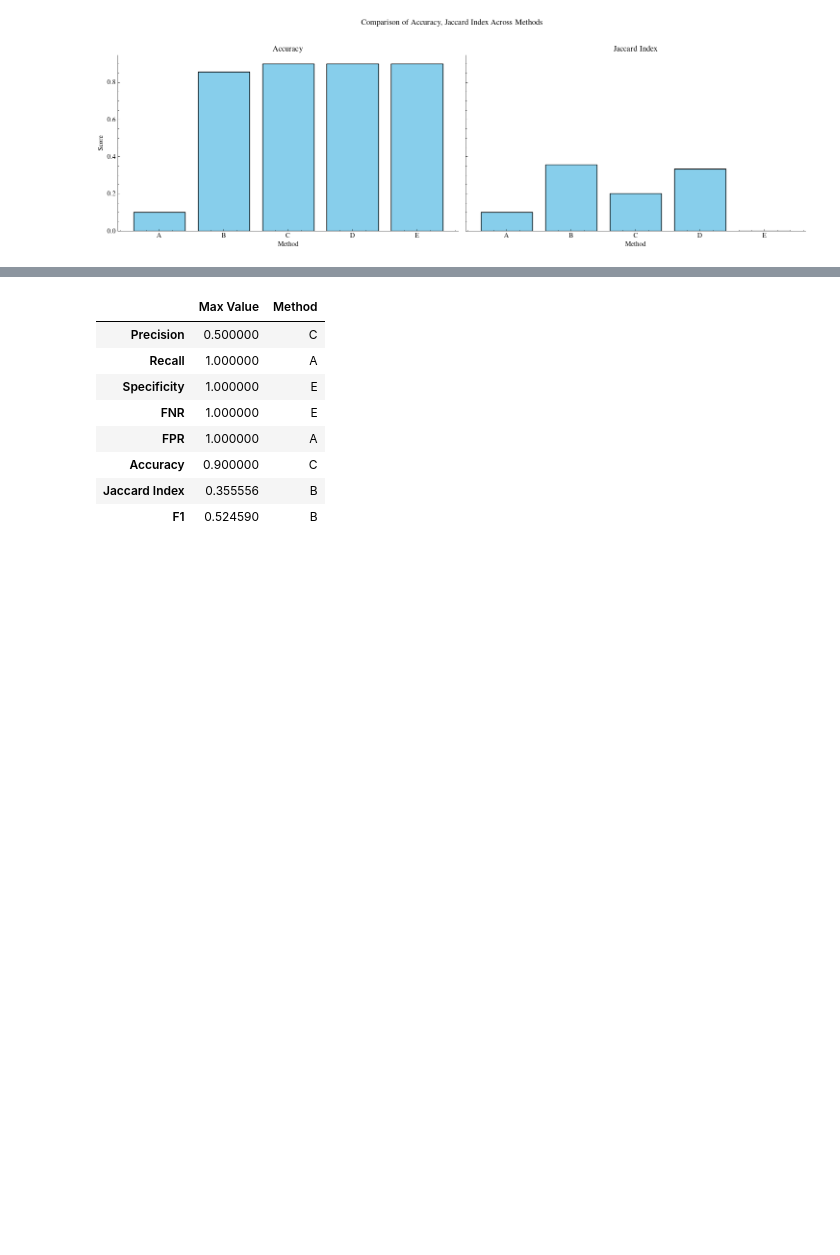
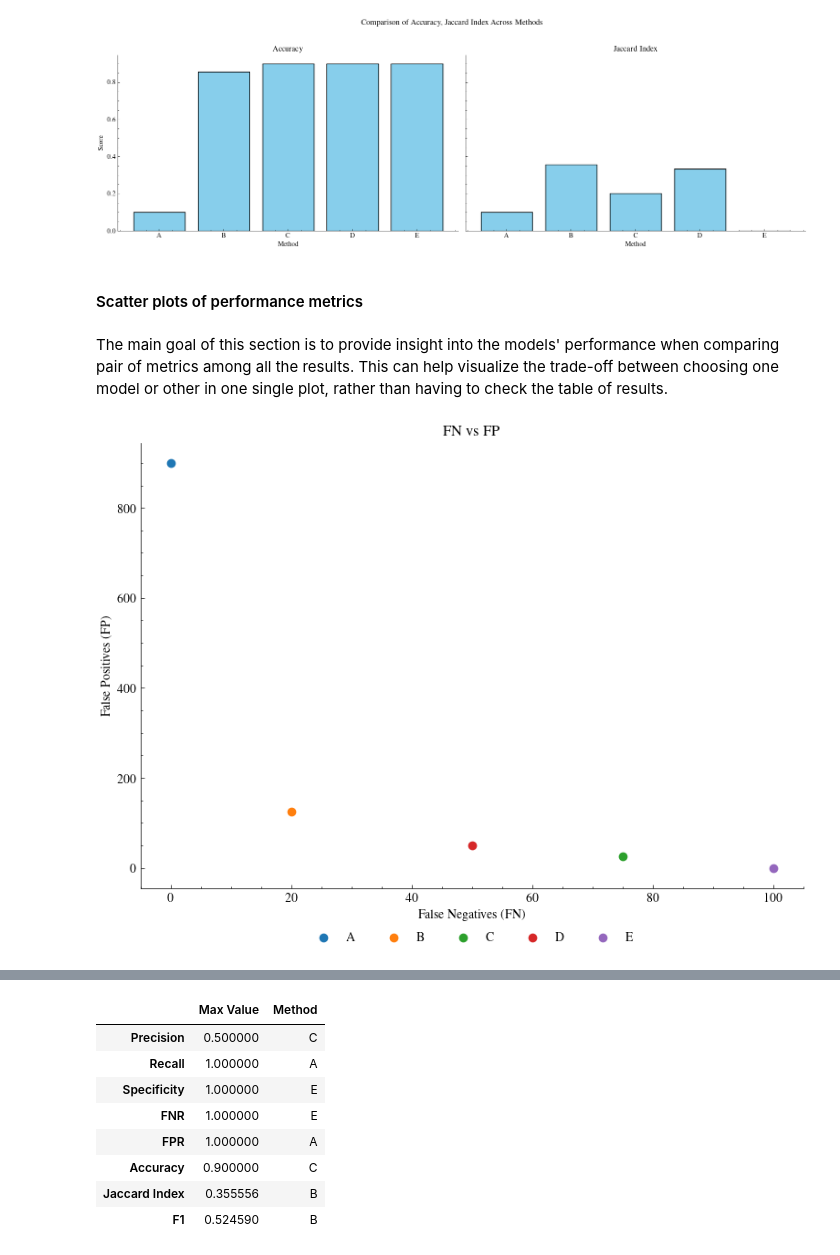
Before and after one commit to MarioPasc/complearn_projects, a Jupyter notebook: Classification/TaskA/code/taskA_classification.ipynb, the cells around one changed output, grey strips where cells are left out. Drawn from its saved outputs; the diff is of its cells as text; code cells hidden in the pictures; blank space fills up the shorter version.

Commit message:
Final figures and csv files

```diff
--- a/Classification/TaskA/code/taskA_classification.ipynb
+++ b/Classification/TaskA/code/taskA_classification.ipynb
@@ -857,3 +856,36 @@ plot_metric_bar_groups(metrics_df=performance)
 [figure]
 [figure]
 [figure]
+# %% [markdown]
+#### Scatter plots of performance metrics
+# %% [markdown]
+The main goal of this section is to provide insight into the models' performance when comparing pair of metrics among all the results. This can help visualize the trade-off between choosing one model or other in one single plot, rather than having to check the table of results.
+# %%
+# Extract FN and FP values for plotting
+fn = results_df["FN"]
+fp = results_df["FP"]
+
+# Extract Performance values
+pr = performance_per_row.loc[performance_per_row.index == "Precision"].values.flatten()
+rc = performance_per_row.loc[performance_per_row.index == "Recall"].values.flatten()
+acc = performance_per_row.loc[performance_per_row.index == "Accuracy"].values.flatten()
+fm = performance_per_row.loc[performance_per_row.index == "F1"].values.flatten()
+
+# Build a consistent colormap
+color_map = plt.get_cmap("tab10")
+# %%
+plt.figure(figsize=(8, 6))
+ax = plt.subplot(111)
+for i, method in enumerate(results_df["Method"]):
+    plt.scatter(fn[i], fp[i], color=color_map(i), label=method)
+plt.xlabel("False Negatives (FN)")
+plt.ylabel("False Positives (FP)")
+plt.title("FN vs FP")
+plt.legend(loc='lower center', ncol=5, bbox_to_anchor=(0.5, -0.15))
+ax.spines[['right', 'top']].set_visible(False)
+ax.get_xaxis().tick_bottom()
+ax.get_yaxis().tick_left()
+plt.tight_layout()
+plt.savefig("../results/FP_VS_FN.png")
+# %% [output]
+[figure, added]
```
Also changed, not shown: parts of 12 cells of this notebook, 12 other files.
